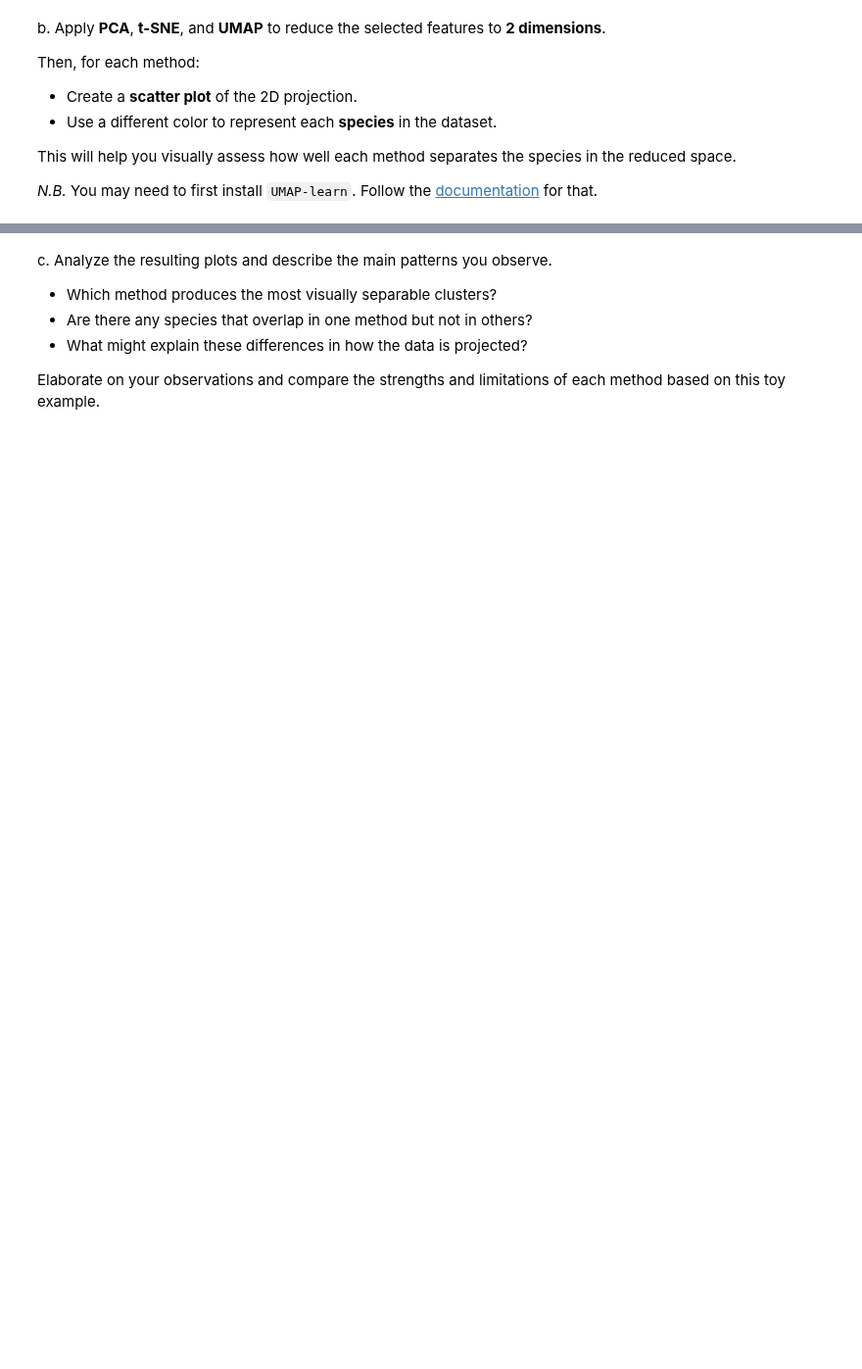
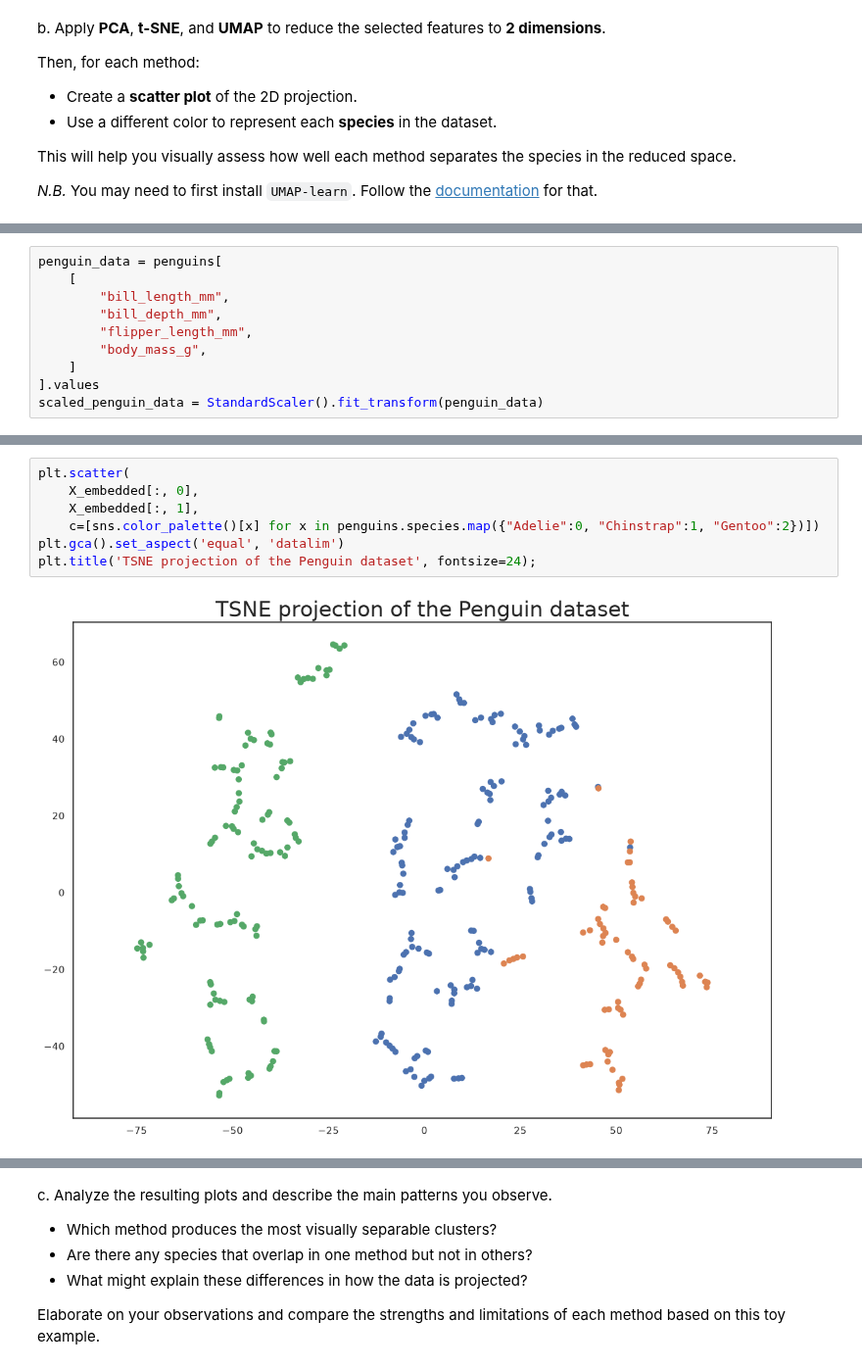
Before and after one commit to AudreyStelle/ML-Lab-3-Non-linear-Dimensionality-Reduction---t-SNE-and-UMAP, a Jupyter notebook: 03-tsne-and-umap.ipynb, the cells around one changed output, grey strips where cells are left out. Shown at 98% size. Cells and saved outputs as stored; diff of their text form; blank space fills up the shorter version.

```diff
--- a/03-tsne-and-umap.ipynb
+++ b/03-tsne-and-umap.ipynb
@@ -85,0 +149,10 @@ This will help you visually assess how well each method separates the species in
+# %%
+penguin_data = penguins[
+    [
+        "bill_length_mm",
+        "bill_depth_mm",
+        "flipper_length_mm",
+        "body_mass_g",
+    ]
+].values
+scaled_penguin_data = StandardScaler().fit_transform(penguin_data)
@@ -85,0 +182,9 @@ This will help you visually assess how well each method separates the species in
+# %%
+plt.scatter(
+    X_embedded[:, 0],
+    X_embedded[:, 1],
+    c=[sns.color_palette()[x] for x in penguins.species.map({"Adelie":0, "Chinstrap":1, "Gentoo":2})])
+plt.gca().set_aspect('equal', 'datalim')
+plt.title('TSNE projection of the Penguin dataset', fontsize=24);
+# %% [output]
+[figure, added]
```
Also changed, not shown: parts of 15 cells of this notebook, 3 other files.
